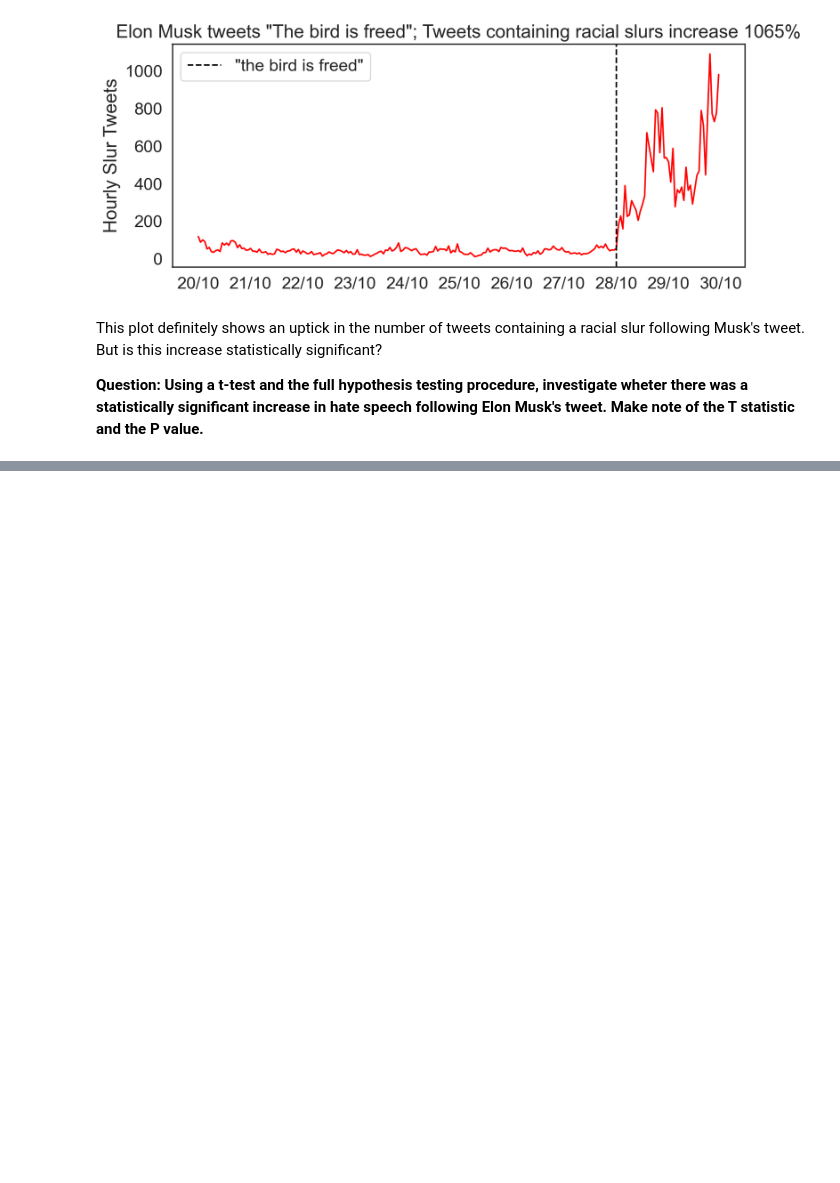
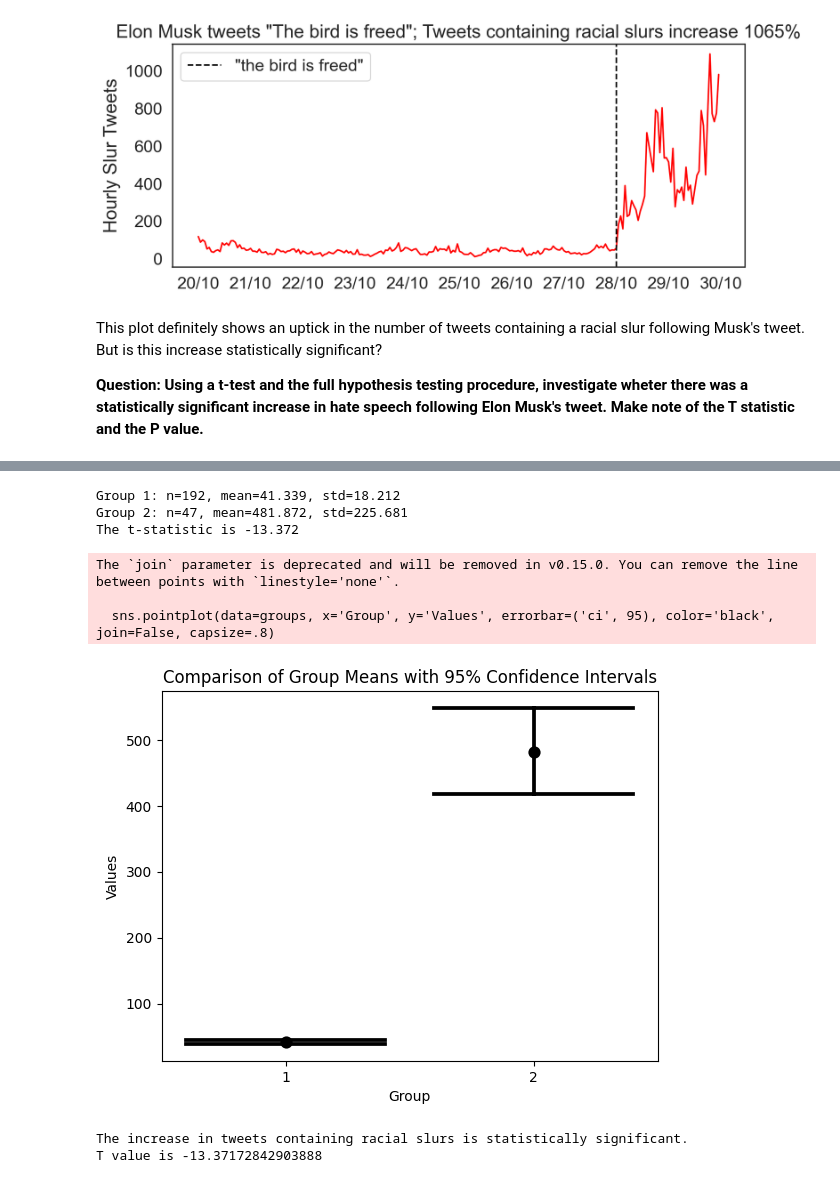
Before and after one commit to james0206-666/QM2-2024, a Jupyter notebook: W6_hypothesis_testing.ipynb, the cells around one changed output, grey strips where cells are left out. Cells and saved outputs as stored; diff of their text form; code cells hidden in the pictures; blank space fills up the shorter version.

```diff
--- a/W6_hypothesis_testing.ipynb
+++ b/W6_hypothesis_testing.ipynb
@@ -363,0 +324,69 @@ The increase in tweets containing racial slurs is statistically significant.
+# %%
+import datetime
+import pandas as pd
+import numpy as np
+import seaborn as sns
+import matplotlib.pyplot as plt
+
+tweets = pd.read_csv('https://storage.googleapis.com/qm2/wk7/elon_twitter.csv')
+
+tweets['hour'] = pd.to_datetime(tweets['hour'], dayfirst=True)
+
+tweet_time = datetime.datetime(2022, 10, 28)
+
+pre_tweets = tweets[tweets['hour'] < tweet_time]['count']
+post_tweets = tweets[tweets['hour'] > tweet_time]['count']
+
+def manual_ttest(group1, group2, plot=False):
+    desc1, desc2 = group1.describe(), group2.describe()
+
+    n1, std1, mean1 = desc1['count'], desc1['std'], desc1['mean']
+    n2, std2, mean2 = desc2['count'], desc2['std'], desc2['mean']
+
+    se1, se2 = std1**2 / n1, std2**2 / n2
+
+    sed = np.sqrt(se1 + se2)
+
+    t_stat = (mean1 - mean2) / sed
+
+    print("Group 1: n=%.0f, mean=%.3f, std=%.3f" % (n1, mean1, std1))
+    print("Group 2: n=%.0f, mean=%.3f, std=%.3f" % (n2, mean2, std2))
+    print('The t-statistic is %.3f' % t_stat)
+
+    if plot:
+        groups = pd.DataFrame()
+        i = 1
+
+        for group in [group1, group2]:
+            plot_df = pd.DataFrame({'Values': group, 'Group': i})
+            groups = pd.concat([groups, plot_df], ignore_index=True)
+            i += 1
+
+        sns.pointplot(data=groups, x='Group', y='Values', errorbar=('ci', 95), color='black', join=False, capsize=.8)
+        plt.title('Comparison of Group Means with 95% Confidence Intervals')
+        plt.show()
+
+    return t_stat
+
+t_stat = manual_ttest(pre_tweets, post_tweets, plot=True)
+
+alpha = 0.05
+
+p_value = 2 * (1 - abs(t_stat))
+
+if p_value < alpha:
+    print("The increase in tweets containing racial slurs is statistically significant.")
+else:
+    print("The increase in tweets containing racial slurs is NOT statistically significant.")
+
+print(f"T value is {t_stat}")
+# %% [output]
+Group 1: n=192, mean=41.339, std=18.212
+Group 2: n=47, mean=481.872, std=225.681
+The t-statistic is -13.372
+The `join` parameter is deprecated and will be removed in v0.15.0. You can remove the line between points with `linestyle='none'`.
+
+  sns.pointplot(data=groups, x='Group', y='Values', errorbar=('ci', 95), color='black', join=False, capsize=.8)
+[figure, added]
+The increase in tweets containing racial slurs is statistically significant.
+T value is -13.37172842903888
```
Also changed, not shown: parts of 1 cell of this notebook.
